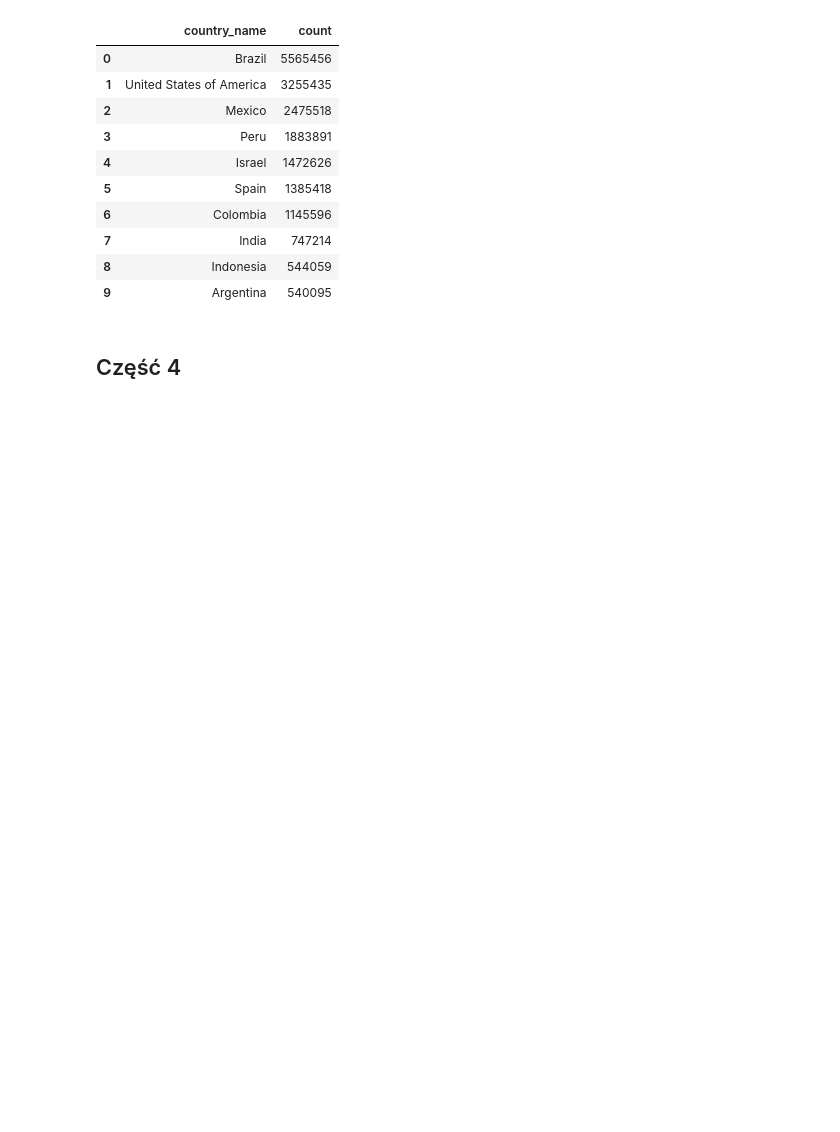
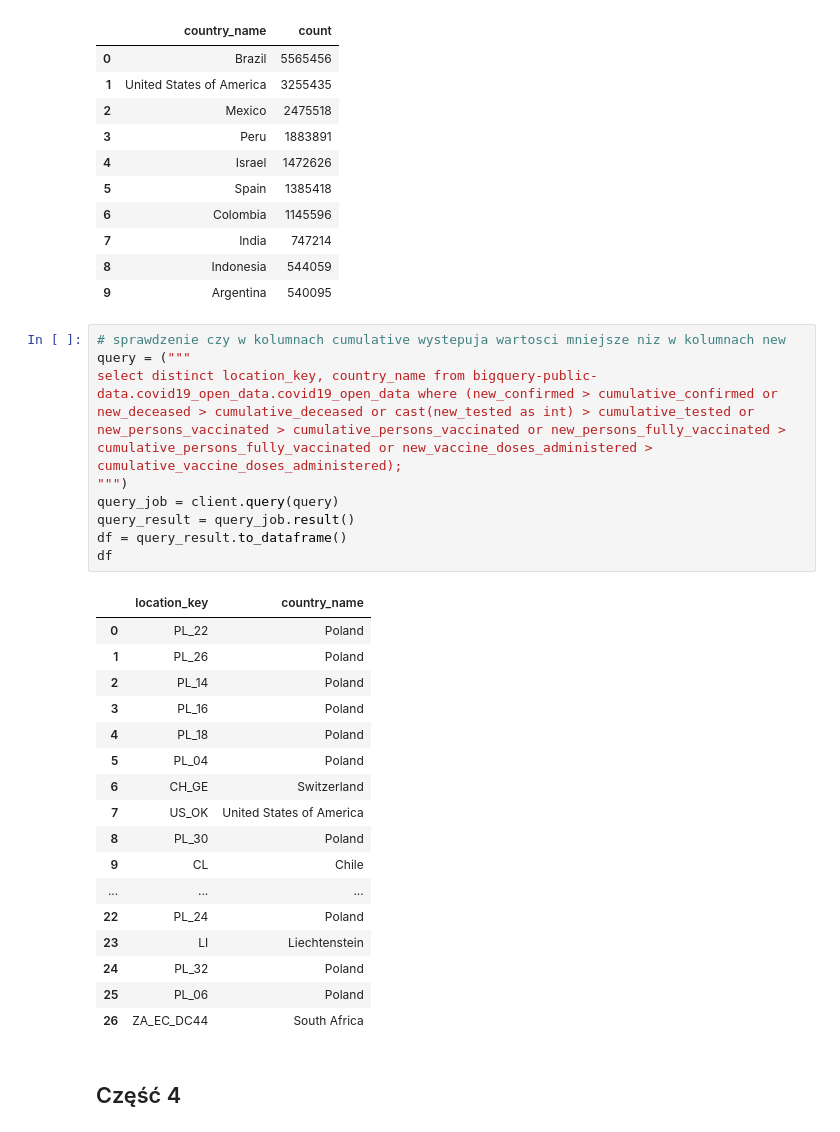
Before and after one commit to JakubKaczmarek5764/BigData1, a Jupyter notebook: main.ipynb, the cells around one changed output. Cells and saved outputs as stored; diff of their text form; blank space fills up the shorter version.

```diff
--- a/main.ipynb
+++ b/main.ipynb
@@ -195,6 +188,33 @@ df
 | 7 | India | 747214 |
 | 8 | Indonesia | 544059 |
 | 9 | Argentina | 540095 |
+# %%
+# sprawdzenie czy w kolumnach cumulative wystepuja wartosci mniejsze niz w kolumnach new
+query = ("""
+select distinct location_key, country_name from bigquery-public-data.covid19_open_data.covid19_open_data where (new_confirmed > cumulative_confirmed or new_deceased > cumulative_deceased or cast(new_tested as int) > cumulative_tested or new_persons_vaccinated > cumulative_persons_vaccinated or new_persons_fully_vaccinated > cumulative_persons_fully_vaccinated or new_vaccine_doses_administered > cumulative_vaccine_doses_administered);
+""")
+query_job = client.query(query)
+query_result = query_job.result()
+df = query_result.to_dataframe()
+df
+# %% [output]
+|  | location_key | country_name |
+| 0 | PL_22 | Poland |
+| 1 | PL_26 | Poland |
+| 2 | PL_14 | Poland |
+| 3 | PL_16 | Poland |
+| 4 | PL_18 | Poland |
+| 5 | PL_04 | Poland |
+| 6 | CH_GE | Switzerland |
+| 7 | US_OK | United States of America |
+| 8 | PL_30 | Poland |
+| 9 | CL | Chile |
+| ... | ... | ... |
+| 22 | PL_24 | Poland |
+| 23 | LI | Liechtenstein |
+| 24 | PL_32 | Poland |
+| 25 | PL_06 | Poland |
+| 26 | ZA_EC_DC44 | South Africa |
 # %% [markdown]
 ## Część 4
 # %% [markdown]
```
Also changed, not shown: parts of 8 cells of this notebook.
